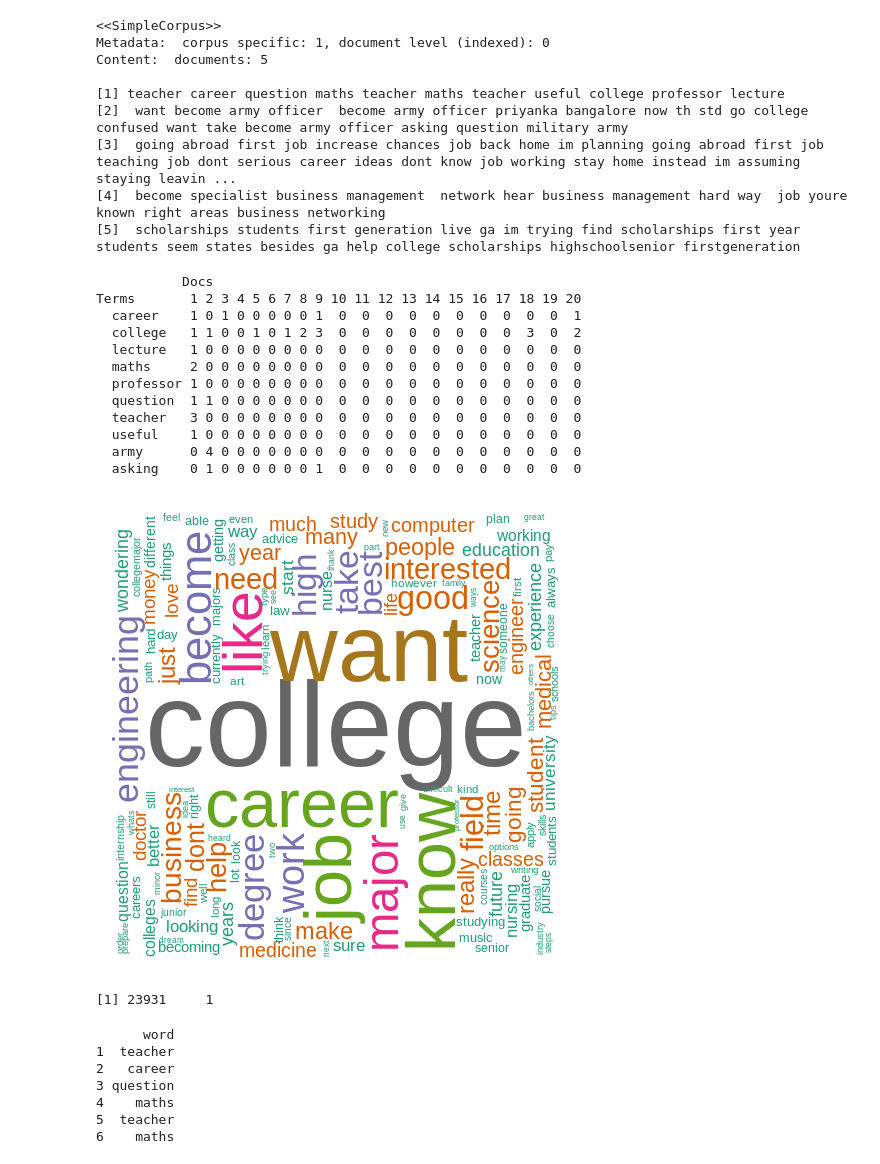
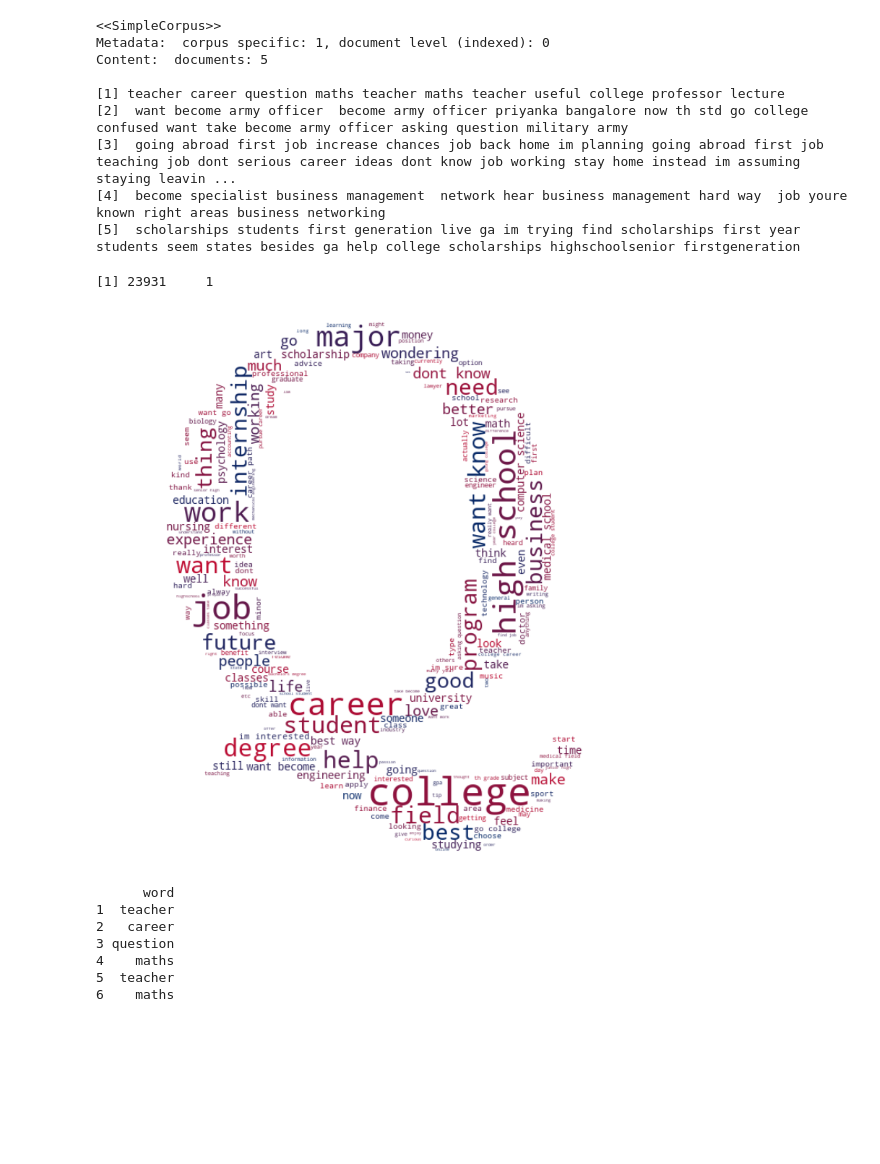
Before and after one commit to nthammadi-uncc/CareerVillage, a Jupyter notebook: notebooks/CV_Q_and_A_Text_Analysis.ipynb, the cells around one changed output. Cells and saved outputs as stored; diff of their text form; code cells hidden in the pictures; blank space fills up the shorter version.

```diff
--- a/notebooks/CV_Q_and_A_Text_Analysis.ipynb
+++ b/notebooks/CV_Q_and_A_Text_Analysis.ipynb
@@ -265,40 +332,6 @@ Content:  documents: 5
 [3]  going abroad first job increase chances job back home im planning going abroad first job  teaching job dont serious career ideas dont know job working stay home instead im assuming staying leavin ...
 [4]  become specialist business management  network hear business management hard way  job youre known right areas business networking
 [5]  scholarships students first generation live ga im trying find scholarships first year students seem states besides ga help college scholarships highschoolsenior firstgeneration
-# %%
-%%R
-#create document term matrix
-tdm_questions <- TermDocumentMatrix(cleanset)
-tdm_questions <- as.matrix(tdm_questions)
-tdm_questions[1:10, 1:20]
-# %% [output]
-           Docs
-Terms       1 2 3 4 5 6 7 8 9 10 11 12 13 14 15 16 17 18 19 20
-  career    1 0 1 0 0 0 0 0 1  0  0  0  0  0  0  0  0  0  0  1
-  college   1 1 0 0 1 0 1 2 3  0  0  0  0  0  0  0  0  3  0  2
-  lecture   1 0 0 0 0 0 0 0 0  0  0  0  0  0  0  0  0  0  0  0
-  maths     2 0 0 0 0 0 0 0 0  0  0  0  0  0  0  0  0  0  0  0
-  professor 1 0 0 0 0 0 0 0 0  0  0  0  0  0  0  0  0  0  0  0
-  question  1 1 0 0 0 0 0 0 0  0  0  0  0  0  0  0  0  0  0  0
-  teacher   3 0 0 0 0 0 0 0 0  0  0  0  0  0  0  0  0  0  0  0
-  useful    1 0 0 0 0 0 0 0 0  0  0  0  0  0  0  0  0  0  0  0
-  army      0 4 0 0 0 0 0 0 0  0  0  0  0  0  0  0  0  0  0  0
-  asking    0 1 0 0 0 0 0 0 1  0  0  0  0  0  0  0  0  0  0  0
-# %%
-%%R
-#plot a word cloud of questions text
-w <- sort(rowSums(tdm_questions), decreasing = TRUE)
-set.seed(222)
-wordcloud(words = names(w),
-          freq = w,
-          max.words = 200,
-          random.order = F,
-          min.freq = 5,
-          colors = brewer.pal(8, 'Dark2'),
-          scale = c(10, 0.3),
-          rot.per = 0.7)
-# %% [output]
-[figure, removed]
 # %%
 %%R
 #convert corpus into dataframe
@@ -307,5 +340,21 @@ print(dim(cleanset_df))
 # %% [output]
 [1] 23931     1
+# %%
+#convert R data frame to python dataframe
+%R -o question_clean_corpus_df
+#plot word cloud
+all_words=' '.join([twts for twts in question_clean_corpus_df['text']])
+response = requests.get("https://raw.githubusercontent.com/nthammadi-uncc/CareerVillage/main/images/Q_mask_wordcloud.jpeg")
+mask = np.array(Image.open(BytesIO(response.content)))
+colors = ["#BF0A30", "#002868"]
+cmap = LinearSegmentedColormap.from_list("mycmap", colors)
+word_cloud=WordCloud(width = 3000, height = 2000,random_state=1, max_font_size=119, background_color='white',mask=mask,colormap=cmap,max_words=200).generate(all_words)
+plt.figure(figsize=(10,10), dpi=100)
+plt.axis("off")
+plt.imshow(word_cloud,interpolation='bilinear')
+plt.show()
+# %% [output]
+[figure, added]
 # %%
 %%R
 #tokenize corpus
```
Also changed, not shown: parts of 45 cells of this notebook, 2 other files.
